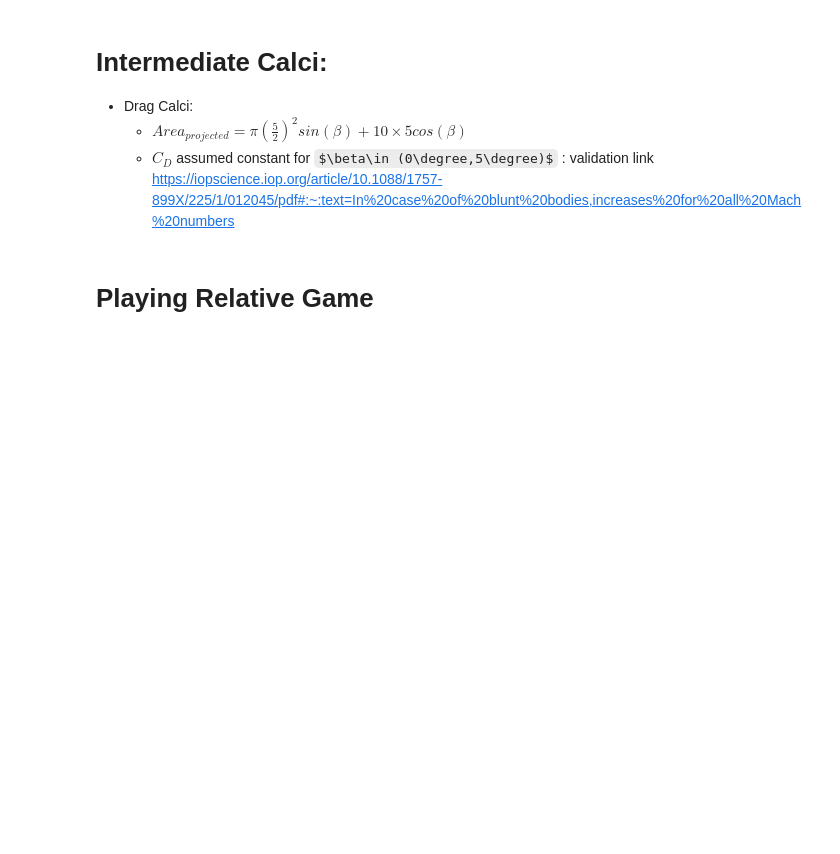
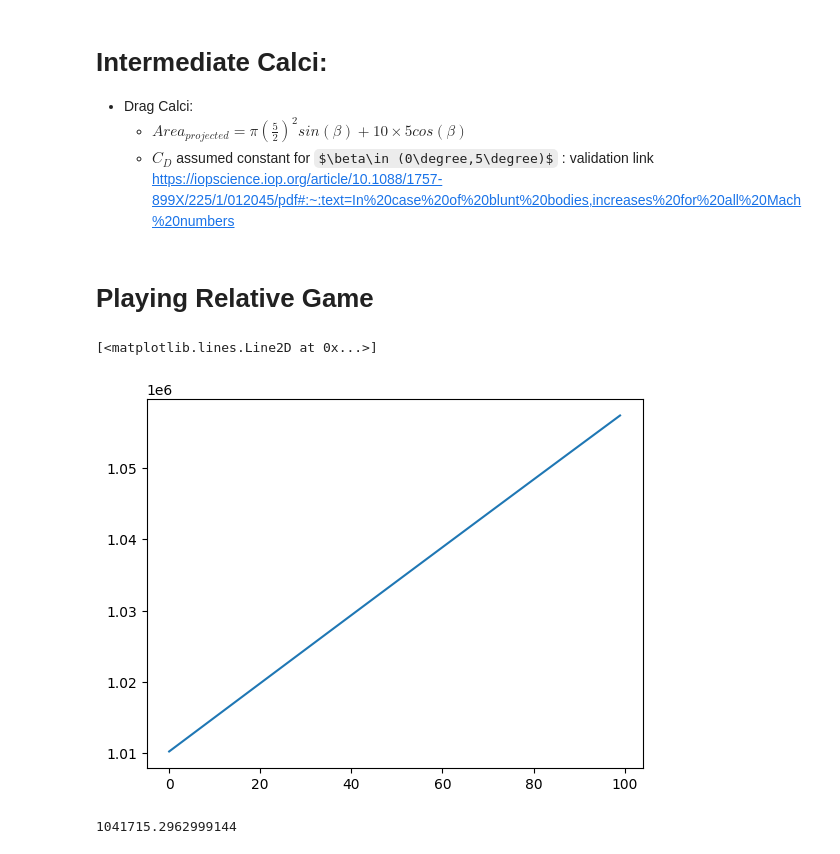
Before and after one commit to lyrickhare/Launcher-Profile, a Jupyter notebook: testingNew/rough.ipynb, the cells around one changed output. Saved outputs shown, nothing was run; the diff lists cells and outputs as text; code cells hidden in the pictures; some formulas as TeX source; blank space fills up the shorter version.

```diff
--- a/testingNew/rough.ipynb
+++ b/testingNew/rough.ipynb
@@ -172,6 +175,15 @@ for i in range(0,len(thetaOptArr)):
     # if(thrustReqOpt>T_av):
     #     print(thetaOptArr[i])
     #     break
+# %%
+plt.plot(dragNewOpt)
+# %% [output]
+[<matplotlib.lines.Line2D at 0x...>]
+[figure, added]
+# %%
+dragNewOpt[66]
+# %% [output]
+1041715.2962999144
 # %%
 np.argmin(np.abs(thrustReqOpt-T_av)) #index for optimum value
 # %% [output]
```
Also changed, not shown: parts of 16 cells of this notebook.
